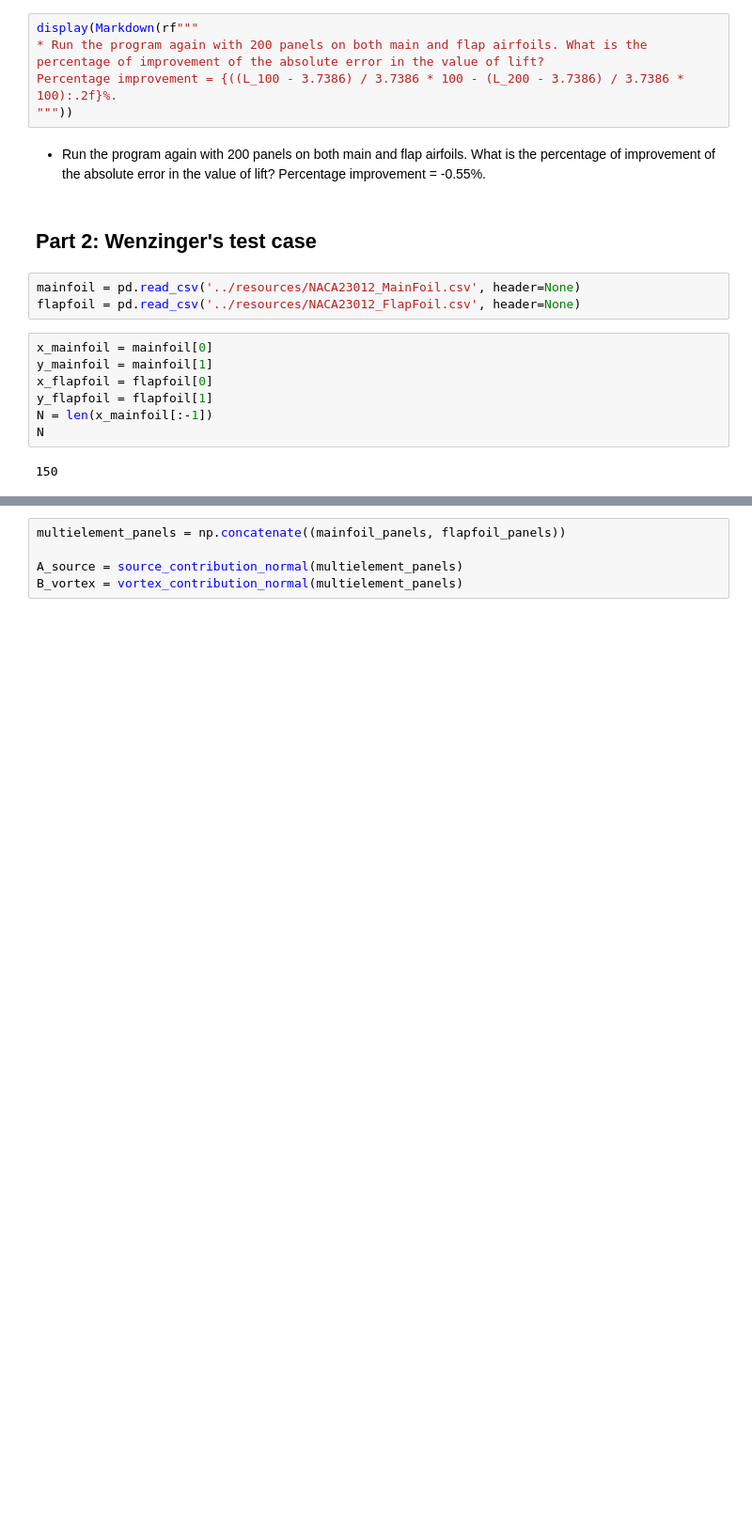
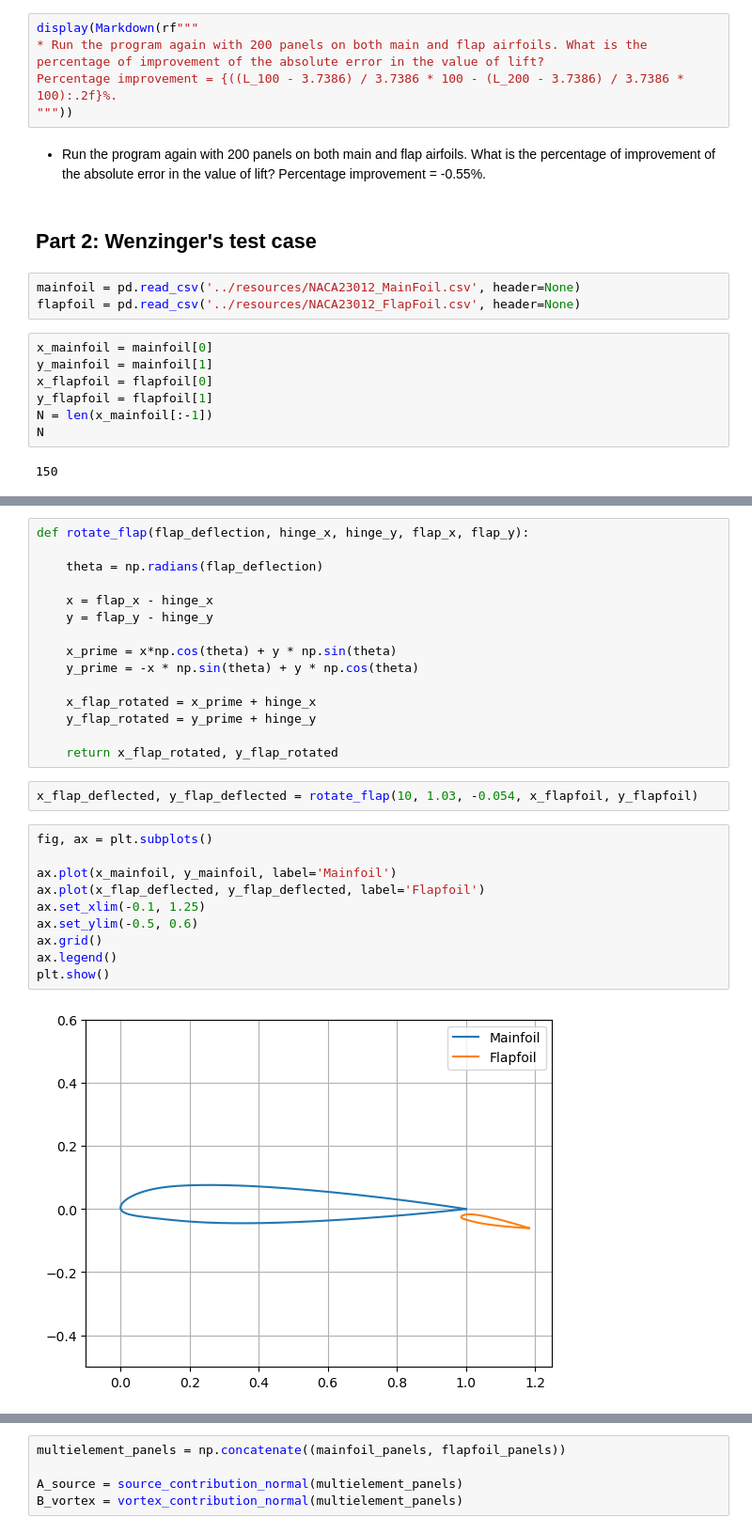
Before and after one commit to mathieucadei/AeroPython, a Jupyter notebook: lessons/assignments/11_Lesson11_Assignment.ipynb, the cells around one changed output, grey strips where cells are left out. Shown at 94% size. Cells and saved outputs as stored; diff of their text form; blank space fills up the shorter version.

```diff
--- a/lessons/assignments/11_Lesson11_Assignment.ipynb
+++ b/lessons/assignments/11_Lesson11_Assignment.ipynb
@@ -724,3 +736,32 @@ N
+# %%
+def rotate_flap(flap_deflection, hinge_x, hinge_y, flap_x, flap_y):
+
+    theta = np.radians(flap_deflection)
+
+    x = flap_x - hinge_x
+    y = flap_y - hinge_y
+
+    x_prime = x*np.cos(theta) + y * np.sin(theta)
+    y_prime = -x * np.sin(theta) + y * np.cos(theta)
+
+    x_flap_rotated = x_prime + hinge_x
+    y_flap_rotated = y_prime + hinge_y
+
+    return x_flap_rotated, y_flap_rotated
+# %%
+x_flap_deflected, y_flap_deflected = rotate_flap(10, 1.03, -0.054, x_flapfoil, y_flapfoil)
+# %%
+fig, ax = plt.subplots()
+
+ax.plot(x_mainfoil, y_mainfoil, label='Mainfoil')
+ax.plot(x_flap_deflected, y_flap_deflected, label='Flapfoil')
+ax.set_xlim(-0.1, 1.25)
+ax.set_ylim(-0.5, 0.6)
+ax.grid()
+ax.legend()
+plt.show()
+# %% [output]
+[figure, added]
 # %%
 # create panels
 mainfoil_panels = np.empty(N, dtype=object)
```
Also changed, not shown: parts of 7 cells of this notebook, 3 other files.
